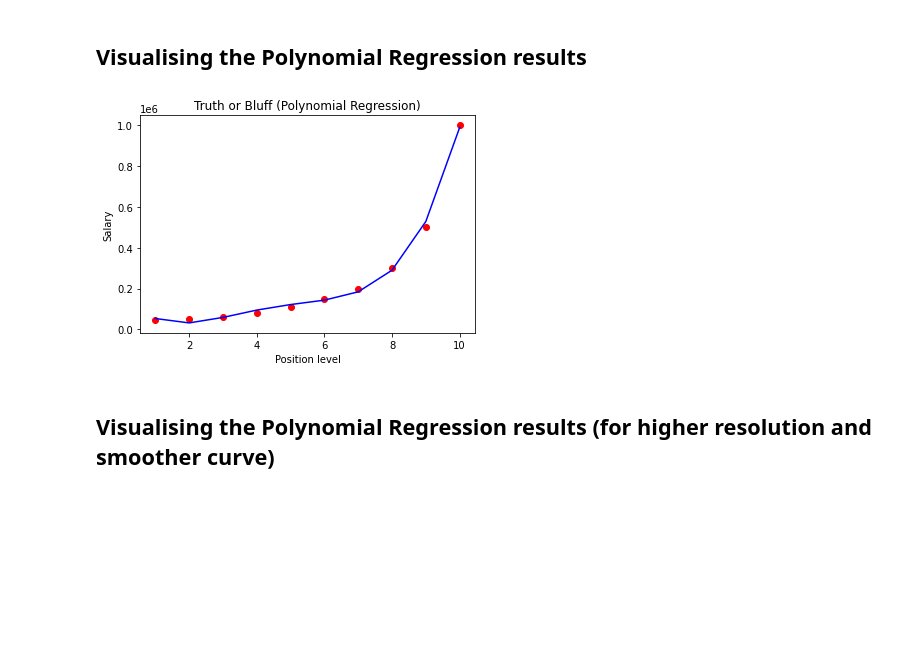
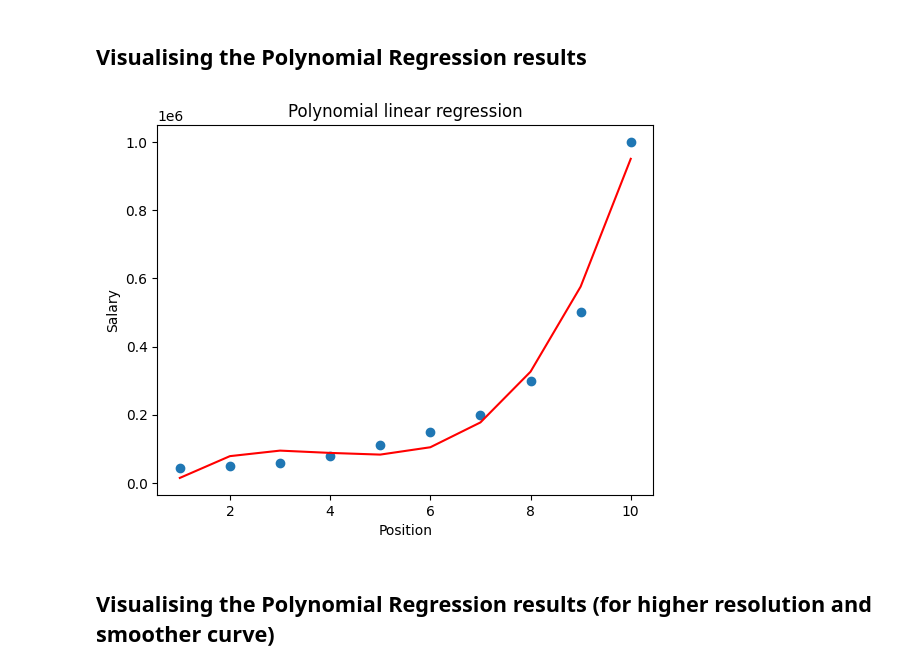
Before and after one commit to SadaruwanSRI/Complete-ML-, a Jupyter notebook: Part 2 - Regression/Section 6 - Polynomial Regression/Python/polynomial_regression.ipynb, the cells around one changed output. Cells and saved outputs as stored; diff of their text form; code cells hidden in the pictures; blank space fills up the shorter version.

```diff
--- a/Part 2 - Regression/Section 6 - Polynomial Regression/Python/polynomial_regression.ipynb
+++ b/Part 2 - Regression/Section 6 - Polynomial Regression/Python/polynomial_regression.ipynb
@@ -26,8 +33,7 @@ LinearRegression(copy_X=True, fit_intercept=True, n_jobs=None, normalize=False)
 ## Training the Polynomial Regression model on the whole dataset
 # %%
 from sklearn.preprocessing import PolynomialFeatures
-poly_reg = PolynomialFeatures(degree = 4)
+poly_reg = PolynomialFeatures(degree=3)
 X_poly = poly_reg.fit_transform(X)
-lin_reg_2 = LinearRegression()
-lin_reg_2.fit(X_poly, y)
+X_poly
 # %% [output]
@@ -46,14 +66,14 @@ plt.show()
 # %% [markdown]
 ## Visualising the Polynomial Regression results
 # %%
-plt.scatter(X, y, color = 'red')
-plt.plot(X, lin_reg_2.predict(poly_reg.fit_transform(X)), color = 'blue')
-plt.title('Truth or Bluff (Polynomial Regression)')
-plt.xlabel('Position level')
-plt.ylabel('Salary')
+plt.scatter(X,y)
+plt.plot(X,lin_reg_2.predict(X_poly),color='red')
+plt.title("Polynomial linear regression")
+plt.xlabel("Position")
+plt.ylabel("Salary")
 plt.show()
 # %% [output]
-[figure, old version]
+[figure, new version]
 # %% [markdown]
 ## Visualising the Polynomial Regression results (for higher resolution and smoother curve)
 # %%
```
Also changed, not shown: parts of 10 cells of this notebook.
